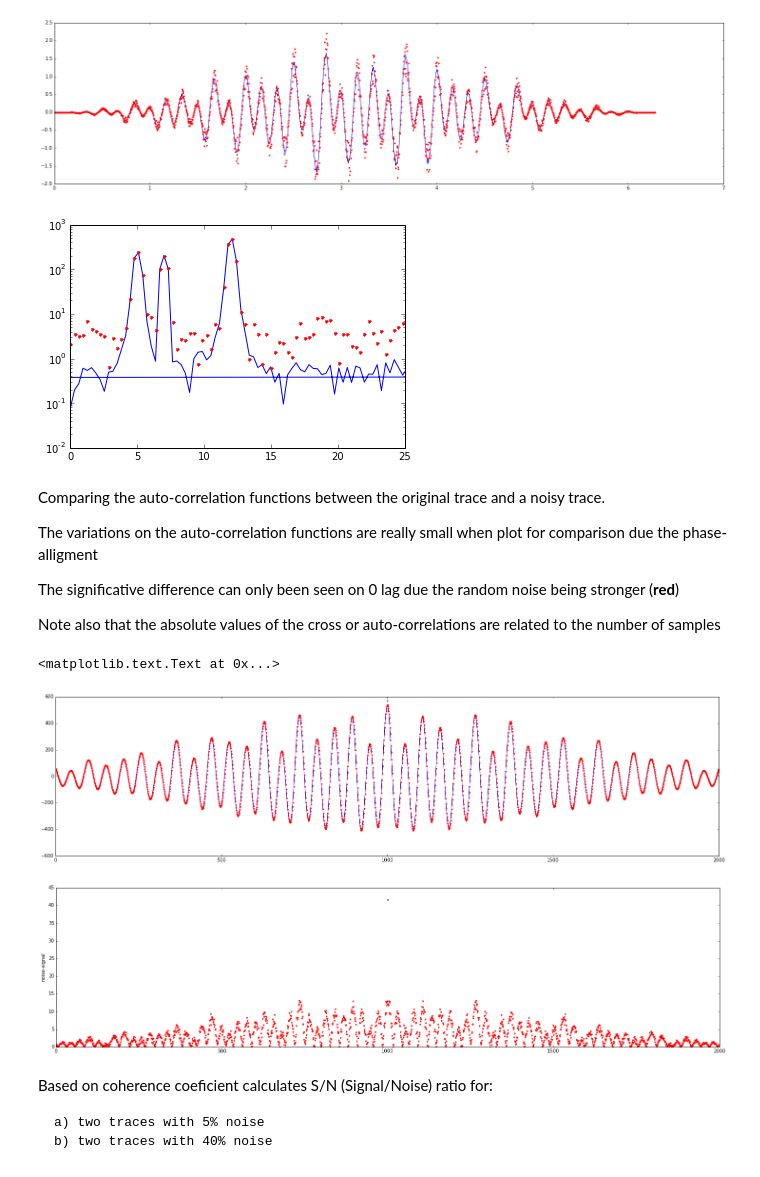
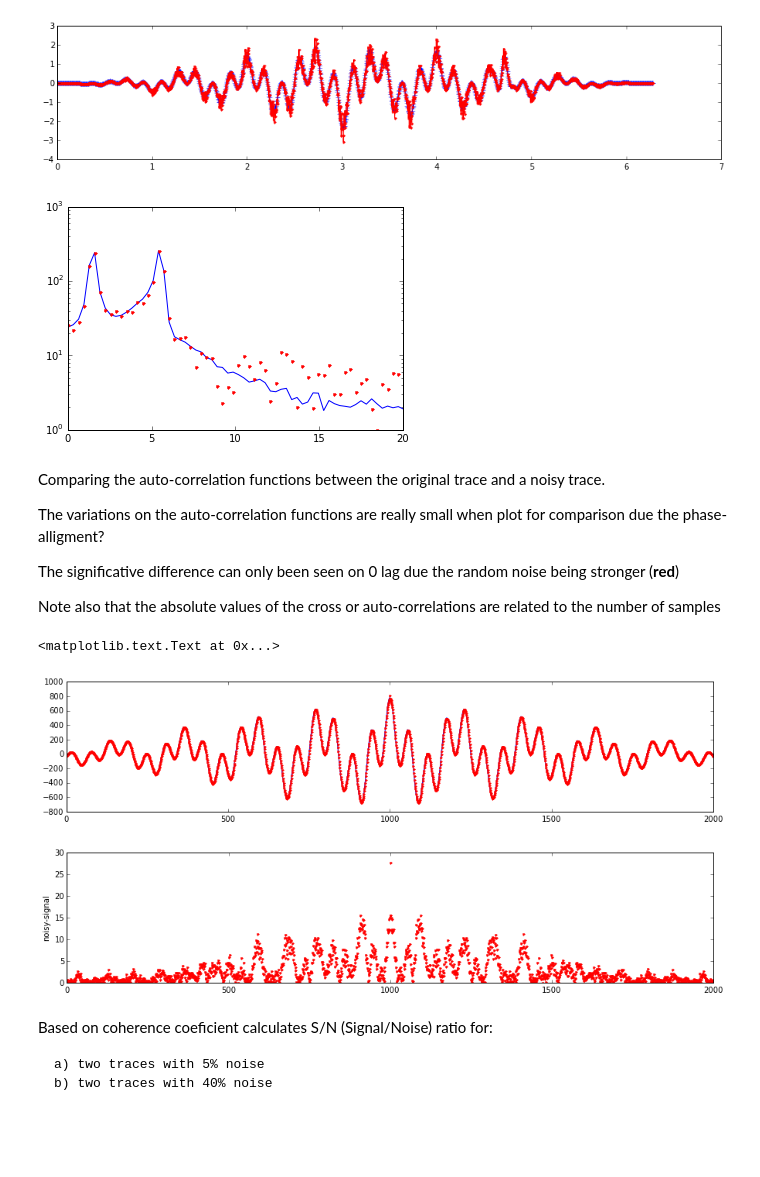
Before and after one commit to eusoubrasileiro/geonumerics, a Jupyter notebook: ipython_notebooks/SN ratio coherence.ipynb, the cells around one changed output. Saved outputs shown, nothing was run; the diff lists cells and outputs as text; code cells hidden in the pictures; blank space fills up the shorter version.

```diff
--- a/ipython_notebooks/SN ratio coherence.ipynb
+++ b/ipython_notebooks/SN ratio coherence.ipynb
@@ -17,38 +67,38 @@ Since $n(t)$ is random and of limited length, its autocorrelation is close to a
 # %%
 import numpy as np
 import pylab
 from scipy import signal
 
 %matplotlib inline
 
 n = 2000
 t = np.linspace(0, 2*3.14159, n)
-y = 0.5*np.sin(t*5*np.pi)+np.cos(t*12*np.pi)+0.4*np.cos(t*7*np.pi)+signal.gausspulse(t, fc=10) # noise free
-y = y*signal.hanning(n)
+y = np.cos(t*3*np.pi)+np.cos(t*11*np.pi)+signal.gausspulse(t-1.5*np.pi, fc=9)+signal.gausspulse(t-np.pi, fc=5) # noise free
+y = y*signal.hanning(n) # in case you want to test just uncomment it
 y -= y.mean()
 y0 = y + 0.05*y*(2*np.random.rand(n)-1) # + noise A 5%
 y1  = y + 0.05*y*(2*np.random.rand(n)-1) # + noise B 5%
 y2 = y + 0.4*y*(2*np.random.rand(n)-1) # + noise C 40%
 y3  = y + 0.4*y*(2*np.random.rand(n)-1) # + noise D 40%
-pylab.figure(figsize=(25,6))
-pylab.plot(t, y1, 'b-')
-pylab.plot(t, y2, '.r')
+pylab.figure(figsize=(15,3))
+pylab.plot(t, y1, '+b-')
+pylab.plot(t, y2, '.r-')
 pylab.show()
 # %% [output]
-[figure, old version]
+[figure, new version]
 # %%
 fs = np.fft.fftfreq(n, 3.14159/n)
-pylab.plot(fs, np.abs(np.fft.fft(y1)), 'b-')
-pylab.plot(fs, np.abs(np.fft.fft(y2)), '.r')
-pylab.xlim(0, 25)
-pylab.ylim(0.01, 1000)
+pylab.plot(fs[:n/2], np.abs(np.fft.fft(y1[:n/2])), 'b-') # just half spectrum needed (real functions)
+pylab.plot(fs[:n/2], np.abs(np.fft.fft(y2[:n/2])), '.r')
+pylab.xlim(0, 20)
+pylab.ylim(1, 1000)
 pylab.yscale('log')
 # %% [output]
-[figure, old version]
+[figure, new version]
 # %% [markdown]
 Comparing the auto-correlation functions between the original trace and a noisy trace.
 
-The variations on the auto-correlation functions are really small when plot for comparison due the phase-alligment
+The variations on the auto-correlation functions are really small when plot for comparison due the phase-alligment?
 
 The significative difference can only been seen on 0 lag due the random noise being stronger (**red**)
 
@@ -61,19 +111,19 @@ ns = np.correlate(y2, y2, 'same')
 #amax = max(s.max(), n.max())
 #s = (s - amin)/(amax-amin) # normalize to 0->1
 #n = (n - amin)/(amax-amin)
-pylab.figure(figsize=(25,6))
+pylab.figure(figsize=(15,3))
 pylab.plot(sg, 'b-')
 pylab.plot(ns, '.r')
 #pylab.xlim((0,1000))
-pylab.figure(figsize=(25,6))
+pylab.figure(figsize=(15,3))
 pylab.plot(np.abs(ns-sg), '.r')
-pylab.ylabel('noise-signal')
+pylab.ylabel('noisy-signal')
 #print sg.sum()
 #print ns.sum()
 # %% [output]
 <matplotlib.text.Text at 0x...>
-[figure, old version]
+[figure, new version]
-[figure, old version]
+[figure, new version]
 # %%
 def coherence(t0, t1):
     """
```
Also changed, not shown: parts of 15 cells of this notebook, 1 other file.
